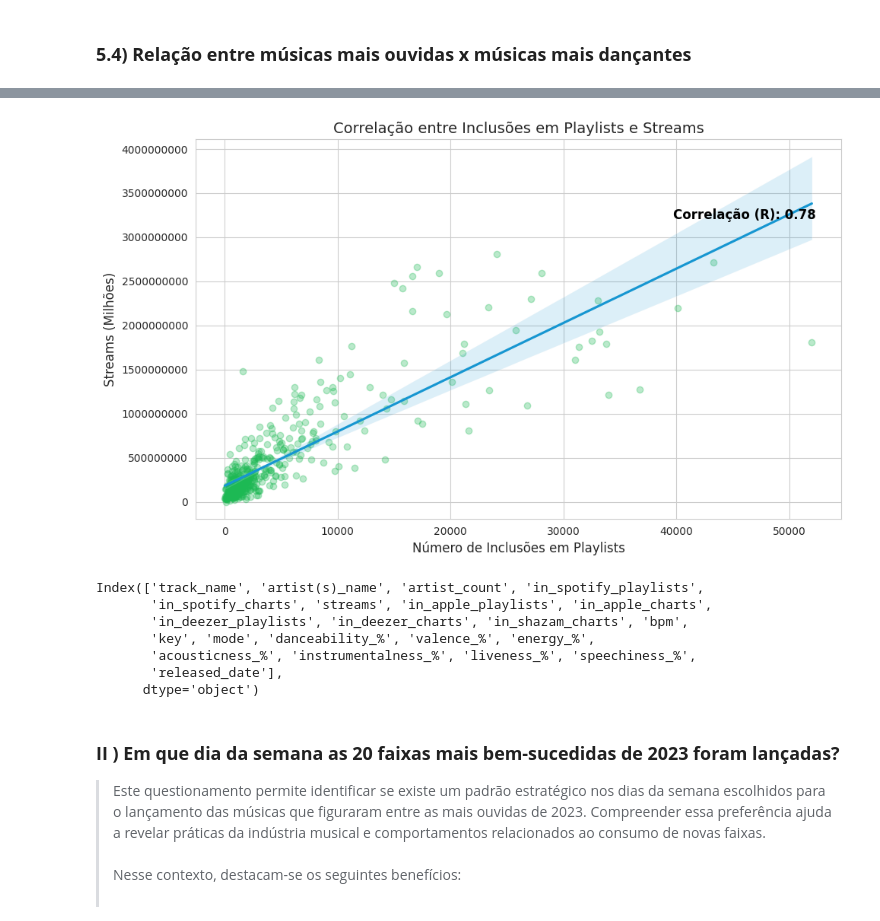
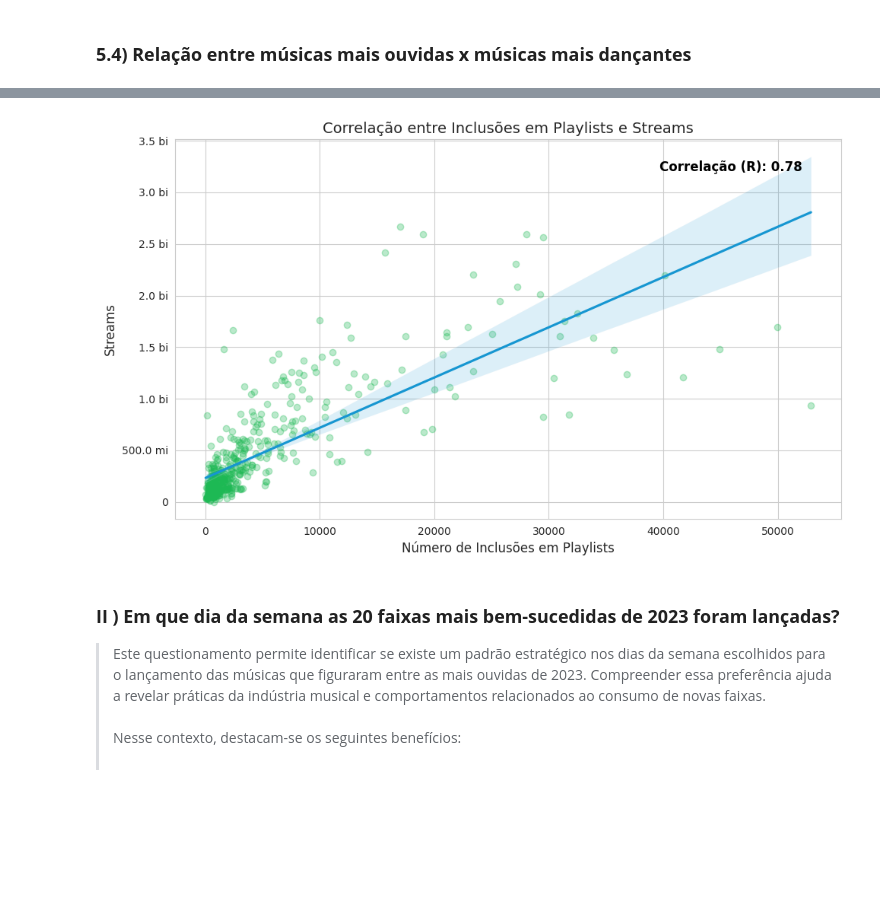
Before and after one commit to alyciandrade/CienciaDeDados, a Jupyter notebook: notebooks/charts-spotify.ipynb, the cells around one changed output, grey strips where cells are left out. Cells and saved outputs as stored; diff of their text form; code cells hidden in the pictures; blank space fills up the shorter version.

```diff
--- a/notebooks/charts-spotify.ipynb
+++ b/notebooks/charts-spotify.ipynb
@@ -330,44 +324,37 @@ df_correlacao = df.dropna(subset=['streams', 'in_spotify_playlists']).copy()
 coeficiente_r = df_correlacao['streams'].corr(df_correlacao['in_spotify_playlists'])
 
 
 
 sns.set_style("whitegrid")
 plt.figure(figsize=(10, 6))
 
 
 sns.regplot(
     x='in_spotify_playlists',
     y='streams',
     data=df_correlacao.sample(n=len(df_correlacao) // 2),
     scatter_kws={'alpha': 0.3, 'color': '#1DB954'},
     line_kws={'color': "#1696D1"}
 )
 plt.text(
     x=df_correlacao['in_spotify_playlists'].max() * 0.75,
     y=df_correlacao['streams'].max() * 0.90,
     s=f'Correlação (R): {coeficiente_r:.2f}',
     fontsize=12,
     fontweight='bold',
     color='black'
 )
 
 plt.title('Correlação entre Inclusões em Playlists e Streams', fontsize=14)
 plt.xlabel('Número de Inclusões em Playlists', fontsize=12)
-plt.ylabel('Streams (Milhões)', fontsize=12)
+plt.ylabel('Streams', fontsize=12)
 plt.ticklabel_format(style='plain', axis='y')
+plt.gca().yaxis.set_major_formatter(FuncFormatter(formatar_bilhoes))
 plt.tight_layout()
+plt.savefig(os.path.join(FIG_DIR, "pergunta1_correlação_playlist_spotfy.png"), dpi=300)
 plt.show()
-
-df.columns
 # %% [output]
-[figure, old version]
+[figure, new version]
-Index(['track_name', 'artist(s)_name', 'artist_count', 'in_spotify_playlists',
-       'in_spotify_charts', 'streams', 'in_apple_playlists', 'in_apple_charts',
-       'in_deezer_playlists', 'in_deezer_charts', 'in_shazam_charts', 'bpm',
-       'key', 'mode', 'danceability_%', 'valence_%', 'energy_%',
-       'acousticness_%', 'instrumentalness_%', 'liveness_%', 'speechiness_%',
-       'released_date'],
-      dtype='object')
 # %% [markdown]
 ### **II ) Em que dia da semana as 20 faixas mais bem-sucedidas de 2023 foram lançadas?**
 
```
Also changed, not shown: parts of 13 cells of this notebook, 11 other files.
